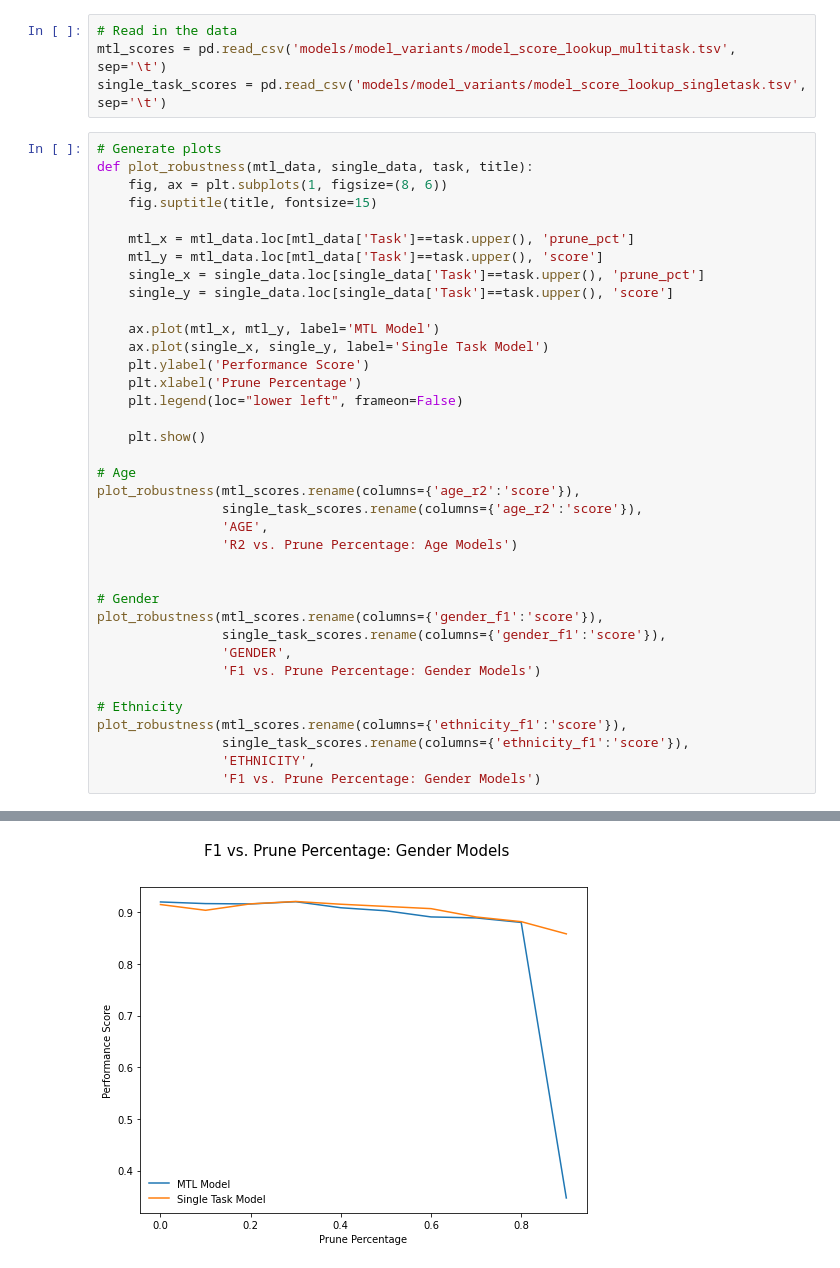
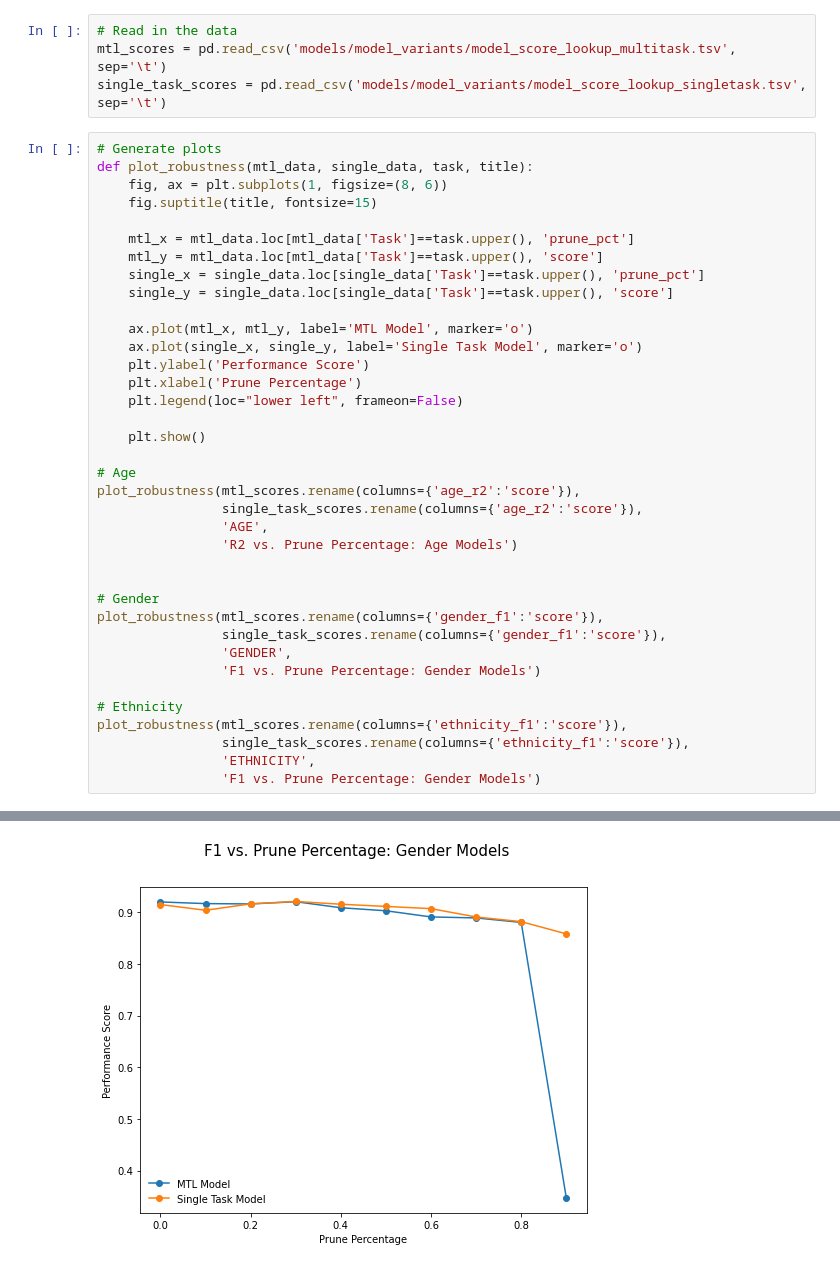
Before and after one commit to jmiano/MTLSys, a Jupyter notebook: Pruning_Robustness_Experiments.ipynb, the cells around one changed output, grey strips where cells are left out. Saved outputs shown, nothing was run; the diff lists cells and outputs as text.

Commit message:
Improved plots with markers

```diff
--- a/Pruning_Robustness_Experiments.ipynb
+++ b/Pruning_Robustness_Experiments.ipynb
@@ -18,8 +18,8 @@ def plot_robustness(mtl_data, single_data, task, title):
     single_x = single_data.loc[single_data['Task']==task.upper(), 'prune_pct']
     single_y = single_data.loc[single_data['Task']==task.upper(), 'score']
 
-    ax.plot(mtl_x, mtl_y, label='MTL Model')
-    ax.plot(single_x, single_y, label='Single Task Model')
+    ax.plot(mtl_x, mtl_y, label='MTL Model', marker='o')
+    ax.plot(single_x, single_y, label='Single Task Model', marker='o')
     plt.ylabel('Performance Score')
     plt.xlabel('Prune Percentage')
     plt.legend(loc="lower left", frameon=False)
@@ -49 +49 @@ plot_robustness(mtl_scores.rename(columns={'ethnicity_f1':'score'}),
-[figure, old version]
+[figure, new version]
```
Also changed, not shown: parts of 1 cell of this notebook.
